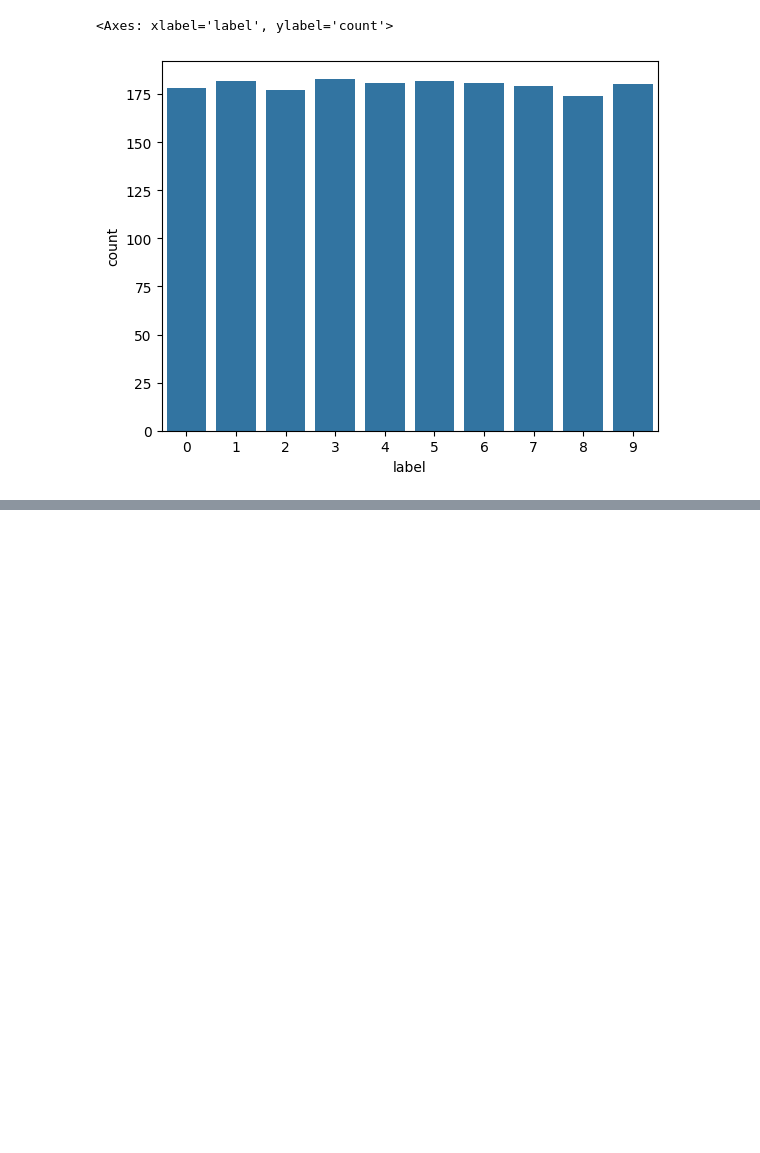
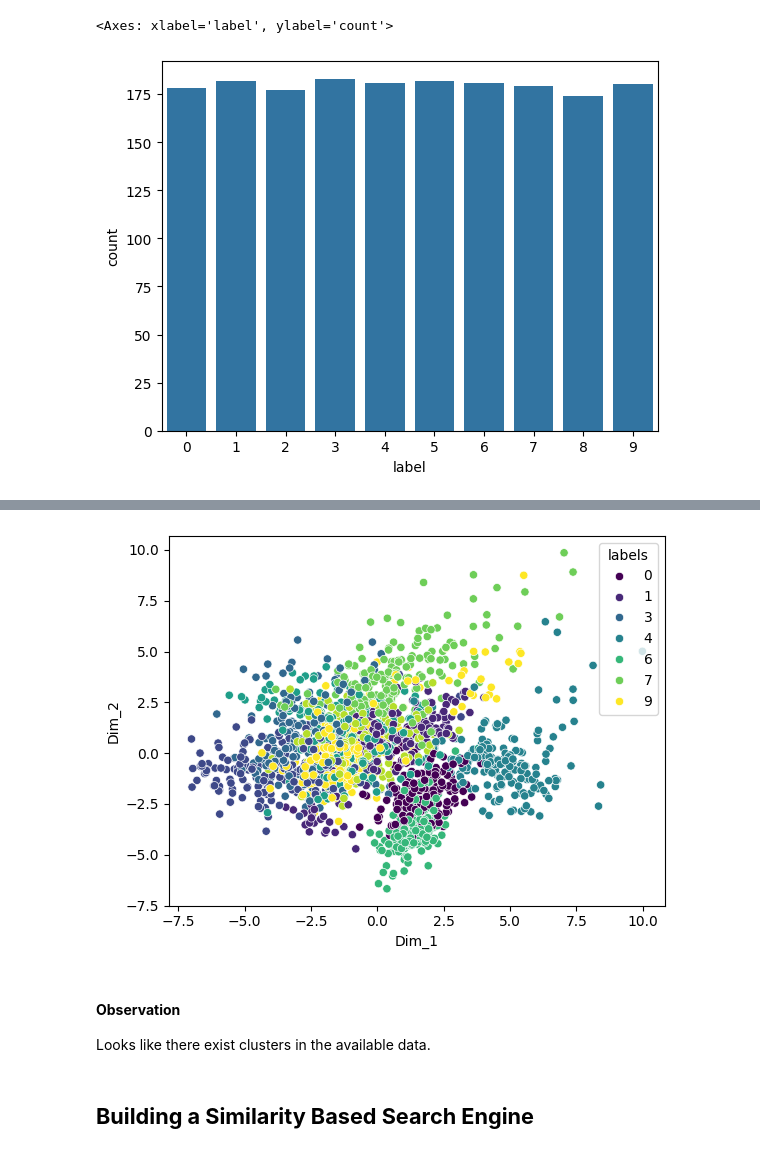
Before and after one commit to bansalkanav/Machine-Learning-Scratch-2-Advance-By-ThatAIGuy, a Jupyter notebook: 04. Supervised Learning/01. Mathematical Foundation - Linear Algebra/2. Case Study - Image Search Engine/building_an_image_search_engine.ipynb, the cells around one changed output, grey strips where cells are left out. Cells and saved outputs as stored; diff of their text form; code cells hidden in the pictures; blank space fills up the shorter version.

```diff
--- a/04. Supervised Learning/01. Mathematical Foundation - Linear Algebra/2. Case Study - Image Search Engine/building_an_image_search_engine.ipynb
+++ b/04. Supervised Learning/01. Mathematical Foundation - Linear Algebra/2. Case Study - Image Search Engine/building_an_image_search_engine.ipynb
@@ -52 +101,30 @@ plt.imshow(img)
+# %%
+from sklearn.decomposition import PCA
+from sklearn.preprocessing import StandardScaler
+import matplotlib.pyplot as plt
+
+imgs_num_representation = image_df.iloc[:, 0:-1].values
+
+# Standardize the imgs_num_representation
+scaler = StandardScaler()
+scaled_embeddings = scaler.fit_transform(imgs_num_representation)
+
+# Creating the object of PCA
+pca = PCA(n_components = 2)
+pca_data = pca.fit_transform(scaled_embeddings)
+
+pca_df = pd.DataFrame(data=pca_data, columns=("Dim_1", "Dim_2"))
+pca_df["labels"] = image_df.iloc[:, -1]
+
+# Assign labels to scatter plot based on the unique values in 'labels' column
+sns.scatterplot(data=pca_df, x='Dim_1', y='Dim_2', hue='labels', palette='viridis')
+plt.show()
+# %% [output]
+[figure, added]
+# %% [markdown]
+#### **Observation**
+
+Looks like there exist clusters in the available data.
+# %% [markdown]
+## **Building a Similarity Based Search Engine**
 # %%
```
Also changed, not shown: parts of 19 cells of this notebook, 11 other files.
